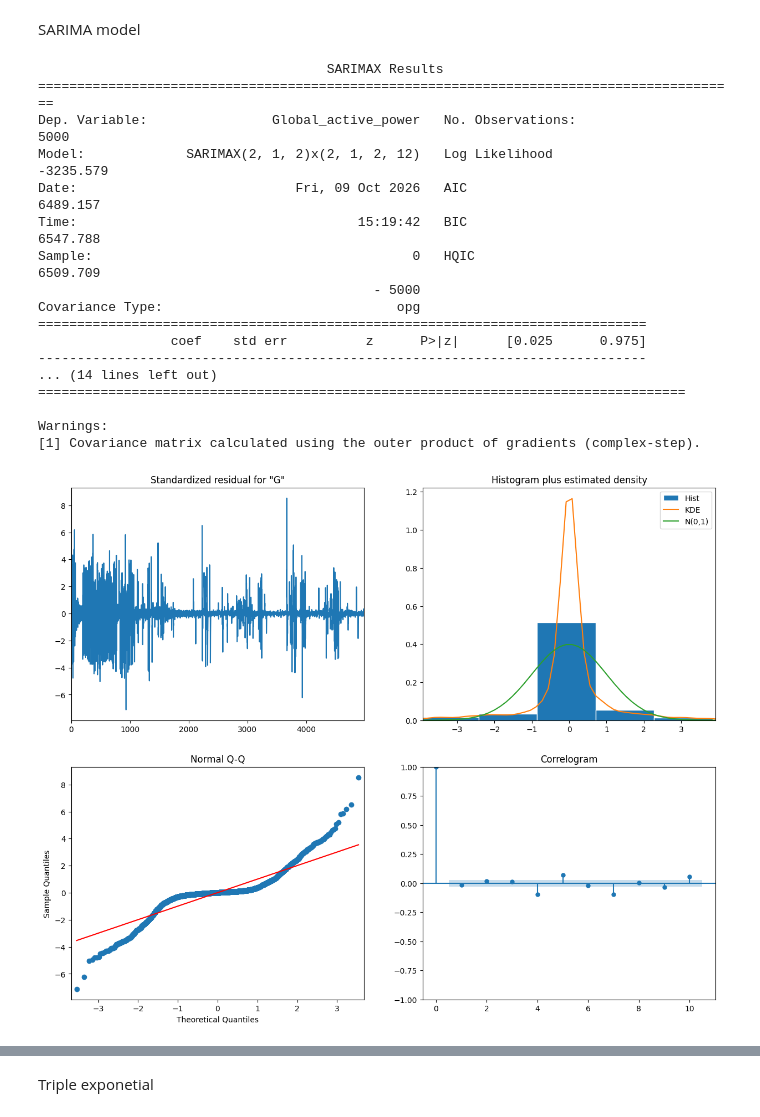
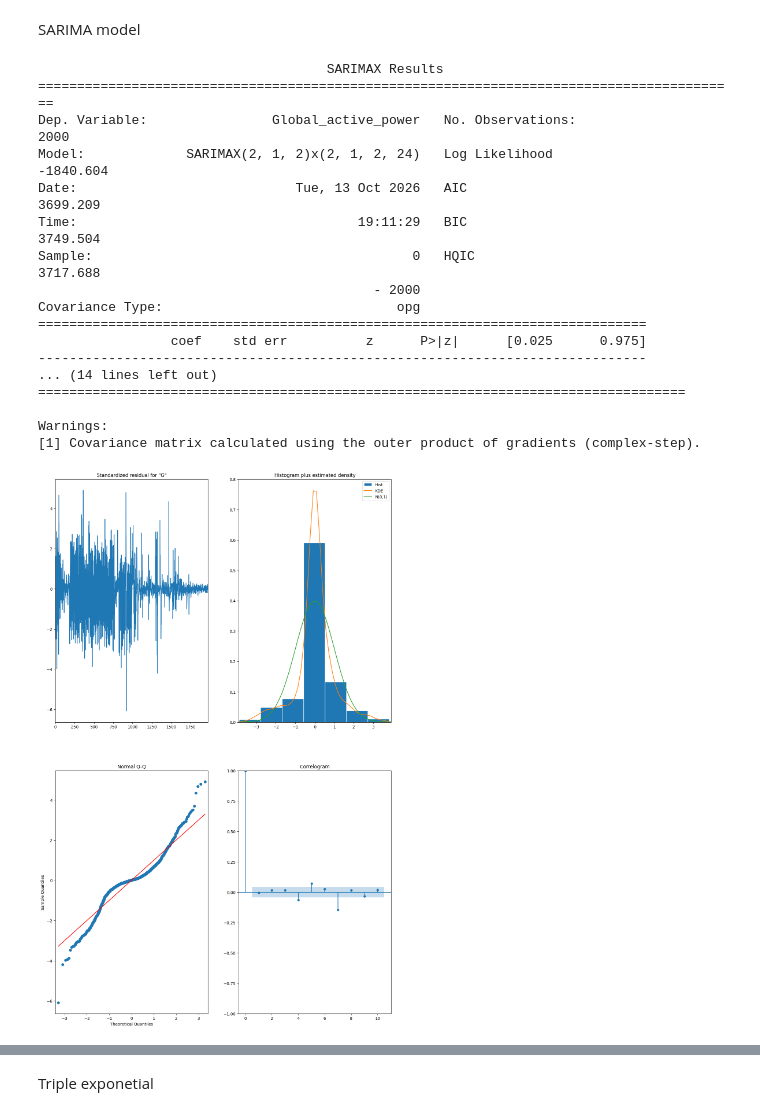
Before and after one commit to Enkhbayasgalan97/CA1-2026163, a Jupyter notebook: CA1.ipynb, the cells around one changed output, grey strips where cells are left out. Drawn from its saved outputs; the diff is of its cells as text; code cells hidden in the pictures.

```diff
--- a/CA1.ipynb
+++ b/CA1.ipynb
@@ -711,7 +769,7 @@ Sub_metering_2           4069
 Sub_metering_3           4069
 dtype: int64
 # %%
-Column_drop=["Time"]+list(df_1.columns[-6:])
+Column_drop=["Date"]+list(df_1.columns[-6:])
 df_1=df_1.drop(columns=Column_drop)
 # %%
 df_1.head()
@@ -739 +798,7 @@ memory usage: 16.0 MB
+# %%
+import matplotlib.dates as mdates
+import matplotlib.pyplot as plt
+
+df_1["Datetime"]=pd.to_datetime(df_1["Time"])
+df_1.set_index("Datetime", inplace=True)
 # %%
@@ -802,7 +911,7 @@ print(series)
 # %%
 from statsmodels.tsa.stattools import adfuller
-sample_df_1=df_1.head(10000)
-series=sample_df_1["Global_active_power"].values
+sample_df_2=df_1.head(2000)
+series=sample_df_2["Global_active_power"].values
 ad_fuller_result = adfuller(series)
 print(f'ADF Statistic: {ad_fuller_result[0]}')
 print(f'p-value: {ad_fuller_result[1]}')
@@ -920,21 +983,20 @@ from statsmodels.tsa.statespace.sarimax import SARIMAX
 #3First 2 for auto regressive model, 1 for difference, and second 2 for moving average
 #seasonal_order = (2, 1, 2, 12) means
 #12 additional parameter means number of observations per year or the period
-sample_df_2=df_1.head(5000)
 series=sample_df_2["Global_active_power"].values
-best_model = SARIMAX(sample_df_2['Global_active_power'], order = (2, 1, 2), seasonal_order = (2, 1, 2, 12)).fit(dis = -1)
+best_model = SARIMAX(sample_df_2['Global_active_power'], order = (2, 1, 2), seasonal_order = (2, 1, 2, 24)).fit(dis = -1)
 
 #Display the summary of the model
 print(best_model.summary())
 # %% [output]
                                      SARIMAX Results
 ==========================================================================================
-Dep. Variable:                Global_active_power   No. Observations:                 5000
-Model:             SARIMAX(2, 1, 2)x(2, 1, 2, 12)   Log Likelihood               -3235.579
-Date:                            Fri, 09 Oct 2026   AIC                           6489.157
-Time:                                    15:19:42   BIC                           6547.788
-Sample:                                         0   HQIC                          6509.709
-                                           - 5000
+Dep. Variable:                Global_active_power   No. Observations:                 2000
+Model:             SARIMAX(2, 1, 2)x(2, 1, 2, 24)   Log Likelihood               -1840.604
+Date:                            Tue, 13 Oct 2026   AIC                           3699.209
+Time:                                    19:11:29   BIC                           3749.504
+Sample:                                         0   HQIC                          3717.688
+                                           - 2000
 Covariance Type:                              opg
 ==============================================================================
                  coef    std err          z      P>|z|      [0.025      0.975]
@@ -946,7 +1008,7 @@ Warnings:
 [1] Covariance matrix calculated using the outer product of gradients (complex-step).
 # %%
 #Diagnosing the model residuals
-best_model.plot_diagnostics(figsize = (15, 12))
+best_model.plot_diagnostics(figsize = (15, 24))
 plt.show()
 # %% [output]
-[figure, old version]
+[figure, new version]
```
Also changed, not shown: parts of 81 cells of this notebook, 6 other files.
